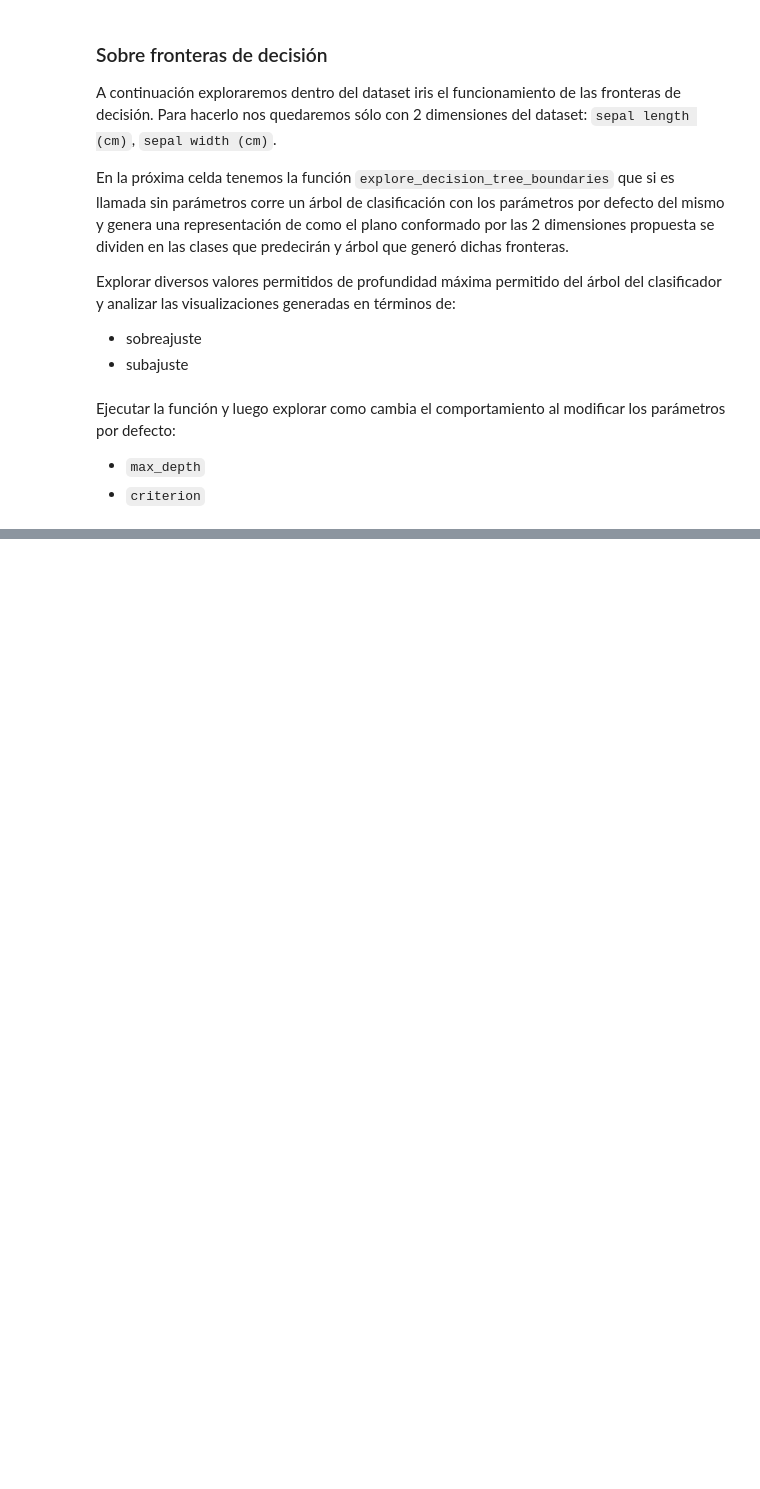
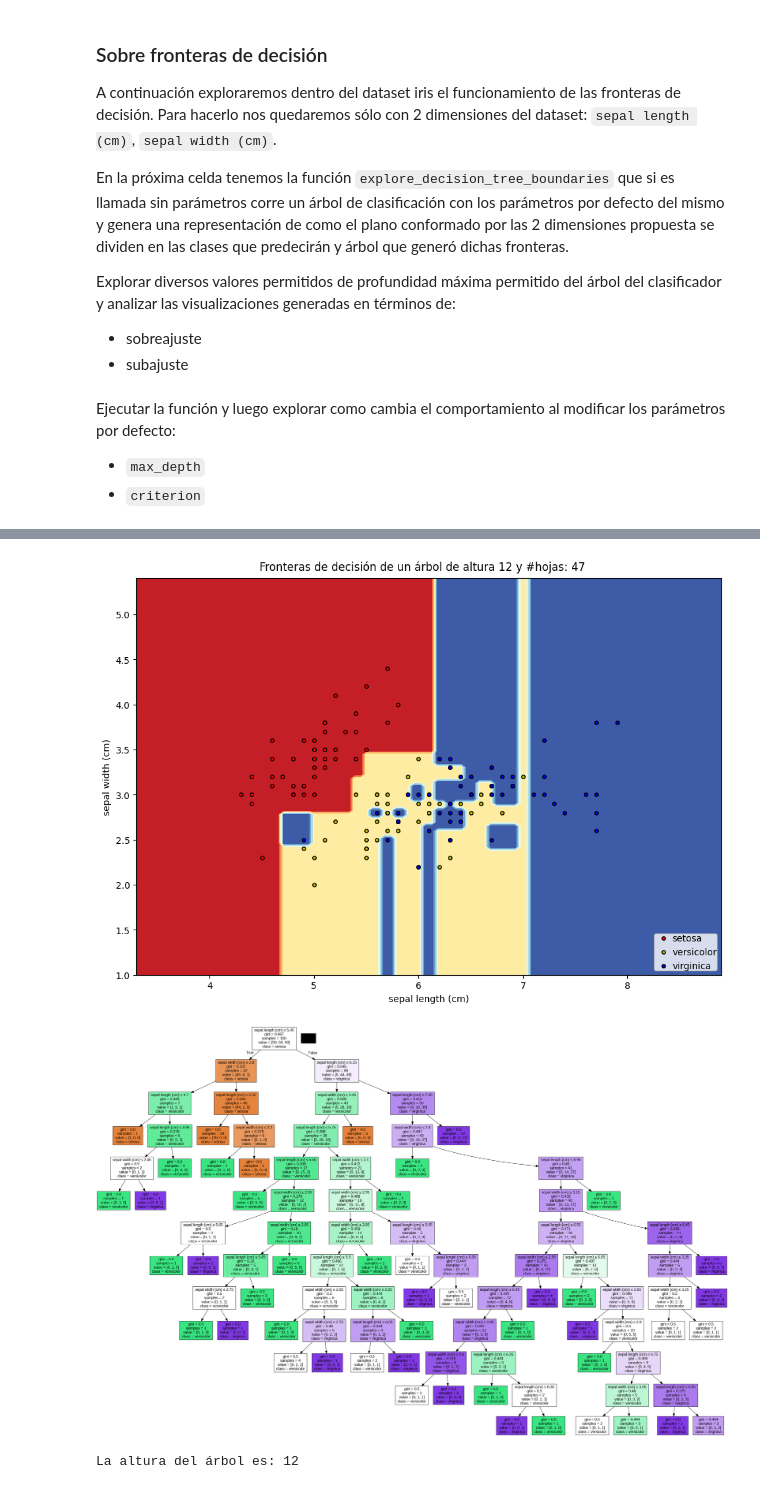
Before and after one commit to solcalloni/machine-learning, a Jupyter notebook: notebook_03_arboles_de_decision_sklearn-published.ipynb, the cells around one changed output, grey strips where cells are left out. Saved outputs shown, nothing was run; the diff lists cells and outputs as text; code cells hidden in the pictures; blank space fills up the shorter version.

```diff
--- a/notebook_03_arboles_de_decision_sklearn-published.ipynb
+++ b/notebook_03_arboles_de_decision_sklearn-published.ipynb
@@ -686,0 +685,6 @@ InvocationException: GraphViz's executables not found
+# %%
+explore_decision_tree_boundaries(criterion='gini')
+# %% [output]
+[figure, added]
+[figure, added]
+La altura del árbol es: 12
```
Also changed, not shown: parts of 17 cells of this notebook.
